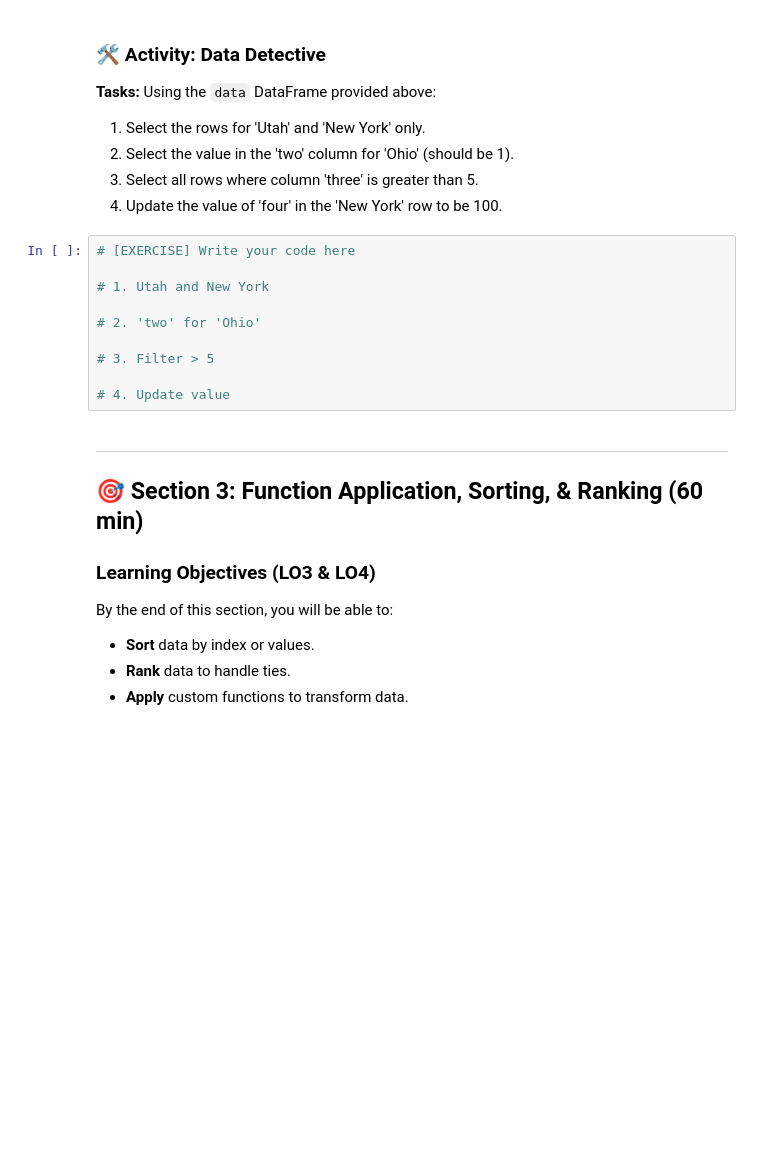
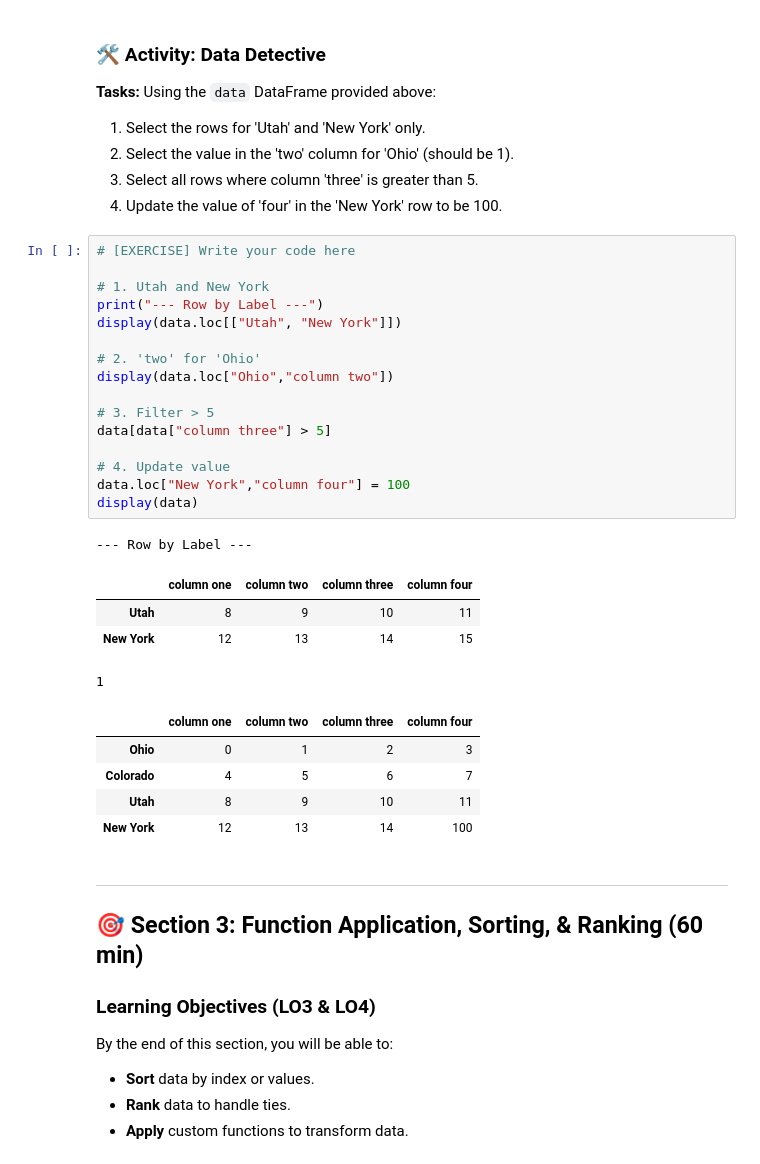
Before and after one commit to kennywong85/6m-data-1.7-intro-pandas, a Jupyter notebook: notebooks/pandas_lesson.ipynb, the cells around one changed output. Drawn from its saved outputs; the diff is of its cells as text; blank space fills up the shorter version.

```diff
--- a/notebooks/pandas_lesson.ipynb
+++ b/notebooks/pandas_lesson.ipynb
@@ -281,13 +316,30 @@ Using the `data` DataFrame provided above:
 # %%
 # [EXERCISE] Write your code here
 
 # 1. Utah and New York
+print("--- Row by Label ---")
+display(data.loc[["Utah", "New York"]])
 
 # 2. 'two' for 'Ohio'
+display(data.loc["Ohio","column two"])
 
 # 3. Filter > 5
+data[data["column three"] > 5]
 
 # 4. Update value
+data.loc["New York","column four"] = 100
+display(data)
+# %% [output]
+--- Row by Label ---
+|  | column one | column two | column three | column four |
+| Utah | 8 | 9 | 10 | 11 |
+| New York | 12 | 13 | 14 | 15 |
+1
+|  | column one | column two | column three | column four |
+| Ohio | 0 | 1 | 2 | 3 |
+| Colorado | 4 | 5 | 6 | 7 |
+| Utah | 8 | 9 | 10 | 11 |
+| New York | 12 | 13 | 14 | 100 |
 # %% [markdown]
 ---
 
```
Also changed, not shown: parts of 5 cells of this notebook.
